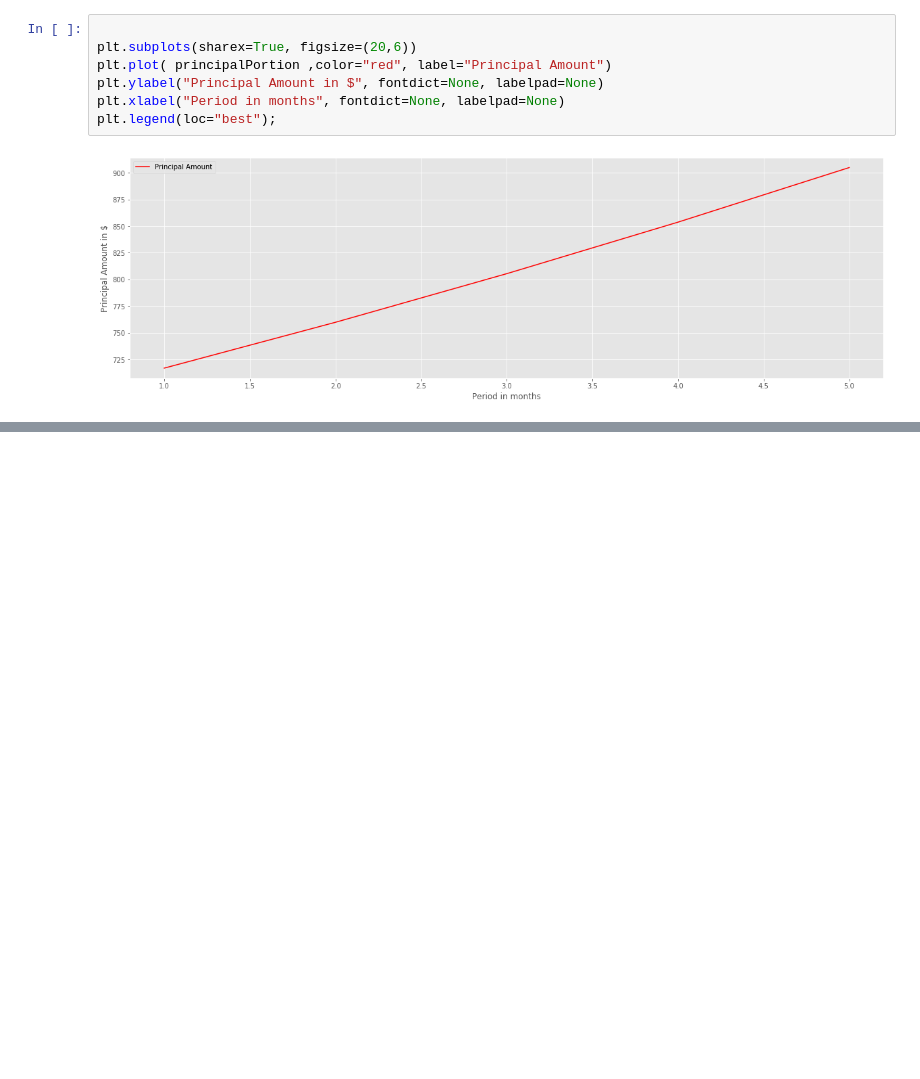
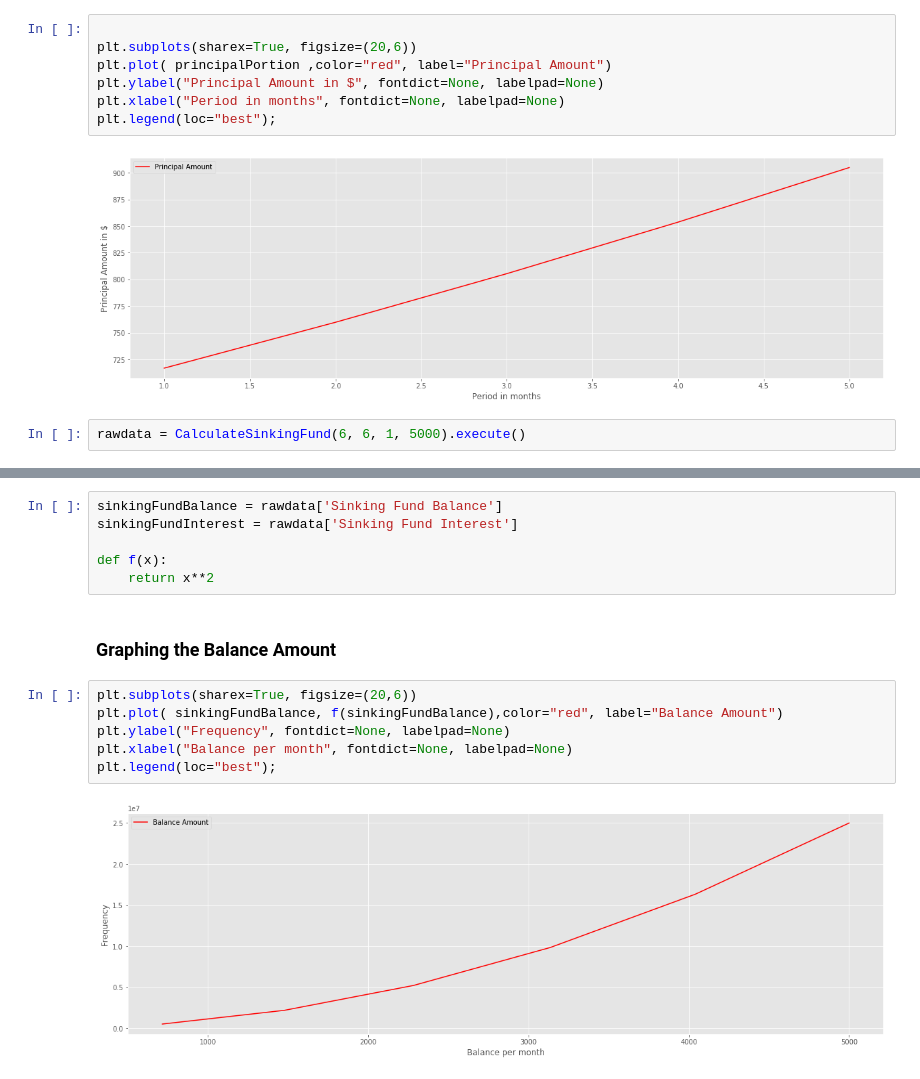
Before and after one commit to francose/amortizationSchedule, a Jupyter notebook: amortizationSchedule.ipynb, the cells around one changed output, grey strips where cells are left out. Saved outputs shown, nothing was run; the diff lists cells and outputs as text; blank space fills up the shorter version.

Commit message:
graphing sinking fund '

```diff
--- a/amortizationSchedule.ipynb
+++ b/amortizationSchedule.ipynb
@@ -119,3 +137,5 @@ plt.xlabel("Period in months", fontdict=None, labelpad=None)
 plt.legend(loc="best");
 # %% [output]
 [figure]
+# %%
+rawdata = CalculateSinkingFund(6, 6, 1, 5000).execute()
@@ -121,0 +154,16 @@ plt.legend(loc="best");
+# %%
+sinkingFundBalance = rawdata['Sinking Fund Balance']
+sinkingFundInterest = rawdata['Sinking Fund Interest']
+
+def f(x):
+    return x**2
+# %% [markdown]
+### Graphing the Balance Amount  ###
+# %%
+plt.subplots(sharex=True, figsize=(20,6))
+plt.plot( sinkingFundBalance, f(sinkingFundBalance),color="red", label="Balance Amount")
+plt.ylabel("Frequency", fontdict=None, labelpad=None)
+plt.xlabel("Balance per month", fontdict=None, labelpad=None)
+plt.legend(loc="best");
+# %% [output]
+[figure, added]
```
Also changed, not shown: parts of 7 cells of this notebook.
